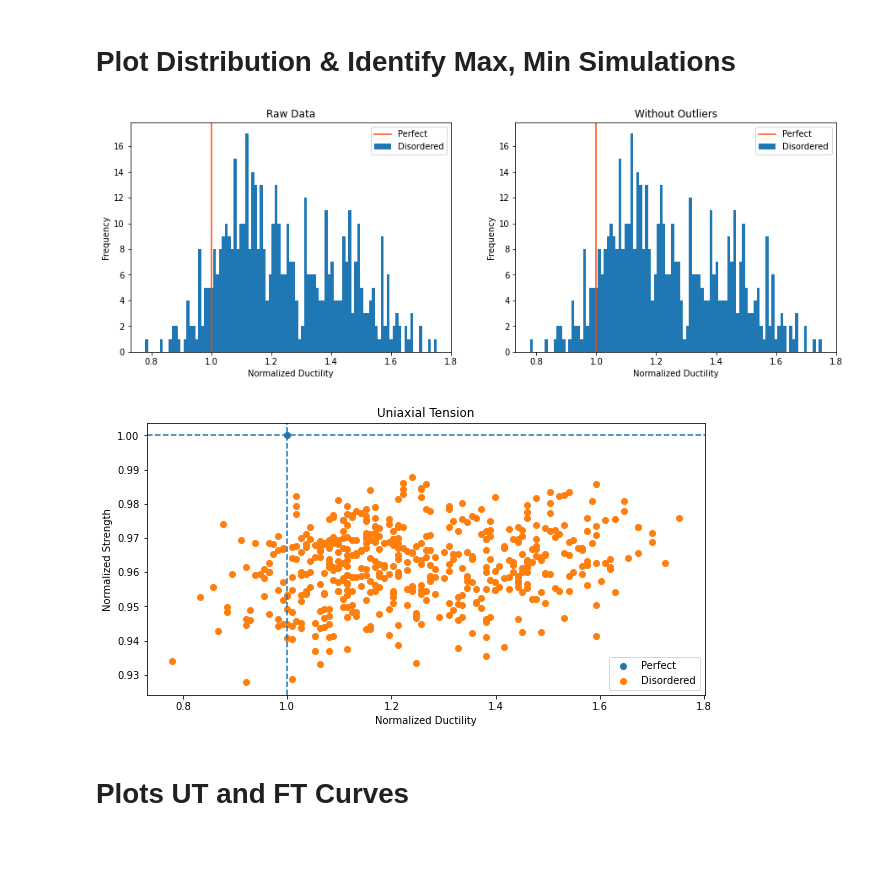
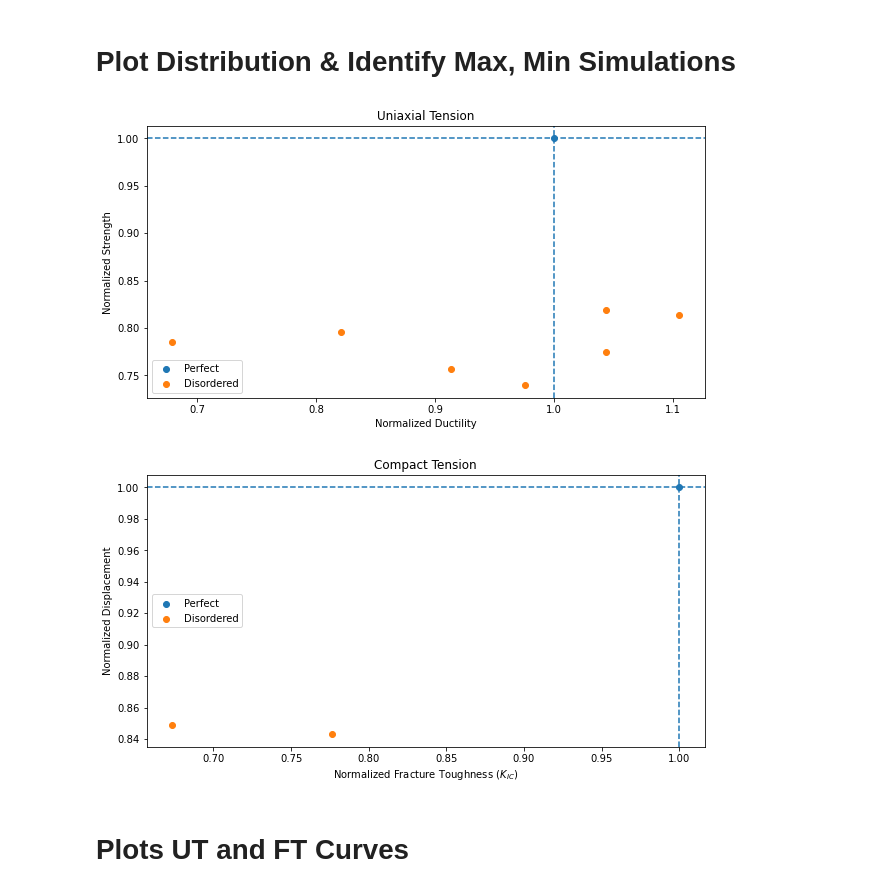
Before and after one commit to niccoforte/NF-PhD-gitRepo, a Jupyter notebook: code/InputsOutputs.ipynb, the cells around one changed output. Saved outputs shown, nothing was run; the diff lists cells and outputs as text; code cells hidden in the pictures; blank space fills up the shorter version.

```diff
--- a/code/InputsOutputs.ipynb
+++ b/code/InputsOutputs.ipynb
@@ -22,9 +21,9 @@ pTiHex = pTi + 'hex/'
 # %% [markdown]
 # Load Data
 # %%
-PATH  = pTiFCC
+PATH  = pTiHex
 dis   = 'disNodes'     # disNodes, disStruts
-MODEL = 'ductile'      # ductile, fracture, both
+MODEL = 'both'      # ductile, fracture, both
 
 UT_CSVin  = PATH + f'Ductile-{dis}-IN.csv'
 UT_CSVout = PATH + f'Ductile-{dis}-OUT.csv'
@@ -145,23 +144,33 @@ def remove_outliers(dIN_r, dOUT_r, props_r, IN_df, OUT_df, dIN_df, dOUT_df):
 
 def split_data(dIN, dOUT, split=0.85):
     idxs = list(range(len(dOUT)))
-    shuffle(idxs)
+    random.shuffle(idxs)
     train_idxs = idxs[:int(split*len(dOUT))]
+    train_idxs, val_idxs = train_idxs[:int(split*len(train_idxs))], train_idxs[int(split*len(train_idxs)):]
     test_idxs = [i for i in idxs if i not in train_idxs]
 
     train_in = dIN[train_idxs]
+    val_in = dIN[val_idxs]
     test_in = dIN[test_idxs]
     train_out = dOUT[train_idxs]
+    val_out = dOUT[val_idxs]
     test_out = dOUT[test_idxs]
 
-    return train_in, train_out, test_in, test_out
+    pd.DataFrame(train_in).to_csv(PATH + "NN-UT-dN-trainIN.csv")
+    pd.DataFrame(val_in).to_csv(PATH + "NN-UT-dN-valIN.csv")
+    pd.DataFrame(test_in).to_csv(PATH + "NN-UT-dN-testIN.csv")
+    pd.DataFrame(train_out).to_csv(PATH + "NN-UT-dN-trainOUT.csv")
+    pd.DataFrame(val_out).to_csv(PATH + "NN-UT-dN-valOUT.csv")
+    pd.DataFrame(test_out).to_csv(PATH + "NN-UT-dN-testOUT.csv")
+
+    return train_in, train_out, val_in, val_out, test_in, test_out
 # %%
 if MODEL.lower() == "ductile" or MODEL.lower() == "both":
     UT_dIN_r, UT_dOUT_r, UT_xOUT, UT_props_r = prep_UTdata(UT_dIN_df, UT_dOUT_df, UT_perOUT_df, UT_OUT_df)
     UT_dIN, UT_dOUT, UT_props, UT_IN_df, UT_OUT_df, UT_dIN_df, UT_dOUT_df = remove_outliers(UT_dIN_r, UT_dOUT_r, UT_props_r, UT_IN_df, UT_OUT_df, UT_dIN_df, UT_dOUT_df)
-    UT_train_in, UT_train_out, UT_test_in, UT_test_out = split_data(UT_dIN[1:], UT_dOUT[1:], split=0.85)
+    UT_train_in, UT_train_out, UTval_in, UTval_out, UT_test_in, UT_test_out = split_data(UT_dIN[1:], UT_dOUT[1:], split=0.85)
 
 if MODEL.lower() == "fracture" or MODEL.lower() == "both":
     FT_dIN_r, FT_dOUT_r, FT_xOUT, FT_props_r = prep_FTdata(FT_dIN_df, FT_dOUT_df, FT_perOUT_df, FT_OUT_df, geom, E_eff)
     FT_dIN, FT_dOUT, FT_props, FT_IN_df, FT_OUT_df, FT_dIN_df, FT_dOUT_df = remove_outliers(FT_dIN_r, FT_dOUT_r, FT_props_r, FT_IN_df, FT_OUT_df, FT_dIN_df, FT_dOUT_df)
-    FT_train_in, FT_train_out, FT_test_in, FT_test_out = split_data(FT_dIN[1:], FT_dOUT[1:], split=0.85)
+    FT_train_in, FT_train_out, FT_val_in, FT_val_out, FT_test_in, FT_test_out = split_data(FT_dIN[1:], FT_dOUT[1:], split=0.85)
@@ -253,29 +268,29 @@ def plot_properties(x_data, y_data, test):
 
     plt.show()
 # %%
-plot_freq = True
+plot_freq = False
 plot_props = True
 
 dduct, sstr, sstiff = 0, 1, 2
 kk, FF, dd = 0, 2, 3
 
 U1, U2 = dduct, sstr
 F1, F2 = kk, dd
 
 if plot_freq:
     if MODEL.lower() == "ductile" or MODEL.lower() == "both":
         plot_frequency(UT_props_r[U1], UT_props[U1], "UT")
     if MODEL.lower() == "fracture" or MODEL.lower() == "both":
         plot_frequency(FT_props_r[F1], FT_props[F1], "FT")
 
 if plot_props:
     if MODEL.lower() == "ductile" or MODEL.lower() == "both":
         plot_properties(UT_props[U1], UT_props[U2], "UT")
     if MODEL.lower() == "fracture" or MODEL.lower() == "both":
         plot_properties(FT_props[F1], FT_props[F2], "FT")
 # %% [output]
-[figure, old version]
+[figure, new version]
-[figure, old version]
+[figure, new version]
 # %% [markdown]
 # Plots UT and FT Curves
 # %%
```
Also changed, not shown: parts of 5 cells of this notebook, 7 other files.
